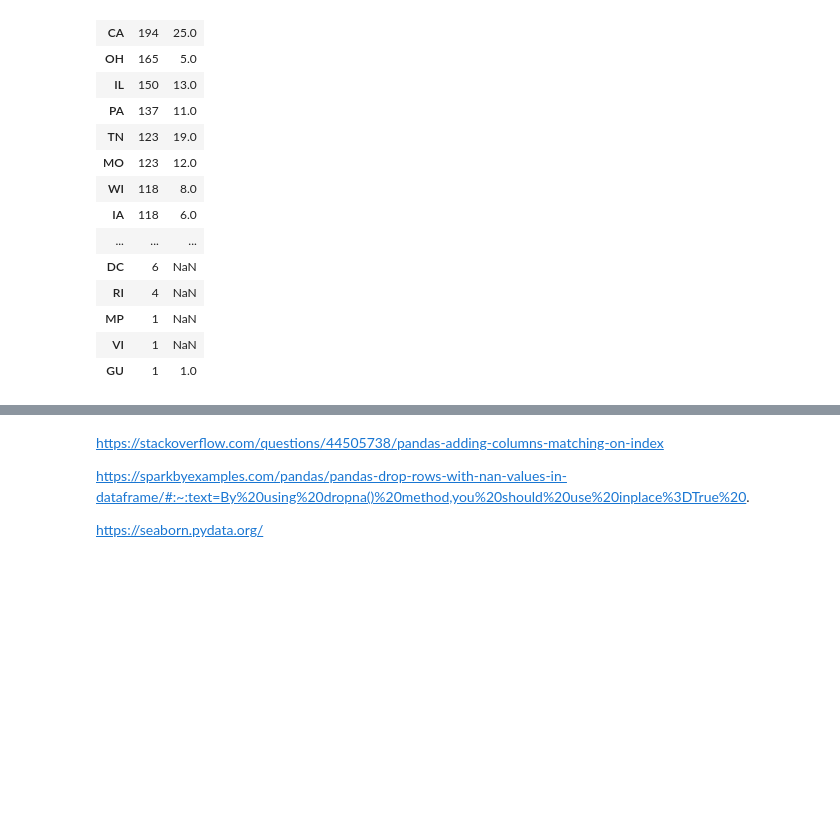
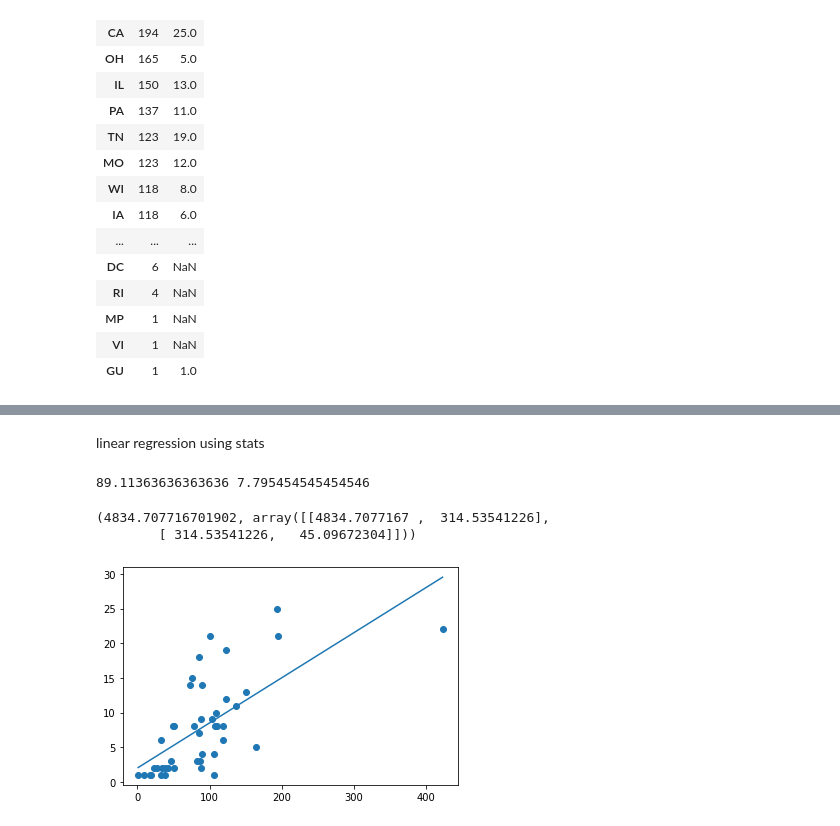
Before and after one commit to E2401/Proyecto-Final, a Jupyter notebook: hospitales_lr.ipynb, the cells around one changed output, grey strips where cells are left out. Cells and saved outputs as stored; diff of their text form; code cells hidden in the pictures; blank space fills up the shorter version.

```diff
--- a/hospitales_lr.ipynb
+++ b/hospitales_lr.ipynb
@@ -252,6 +248,33 @@ sns.lmplot(x = 'x', y = 'y', data = df1)
-# %% [markdown]
-https://stackoverflow.com/questions/44505738/pandas-adding-columns-matching-on-index
-
-https://sparkbyexamples.com/pandas/pandas-drop-rows-with-nan-values-in-dataframe/#:~:text=By%20using%20dropna()%20method,you%20should%20use%20inplace%3DTrue%20.
-
-https://seaborn.pydata.org/
+# %% [markdown]
+linear regression using stats
+# %%
+
+
+x = df1["x"]
+y = df1["y"]
+# %%
+barx = np.mean(x)
+bary = np.mean(y)
+print(barx, bary)
+# %% [output]
+89.11363636363636 7.795454545454546
+# %%
+varx = np.var(x, ddof=1)
+covxy= np.cov(x,y, ddof=1)
+varx, covxy
+# %% [output]
+(4834.707716701902, array([[4834.7077167 ,  314.53541226],
+        [ 314.53541226,   45.09672304]]))
+# %%
+slope, intercept, r, p, std_err = stats.linregress(x, y)
+
+def myfunc(x):
+  return slope * x + intercept
+
+mymodel = list(map(myfunc, x))
+
+plt.scatter(x, y)
+plt.plot(x, mymodel)
+plt.show()
+# %% [output]
+[figure, added]
```
Also changed, not shown: parts of 27 cells of this notebook.
